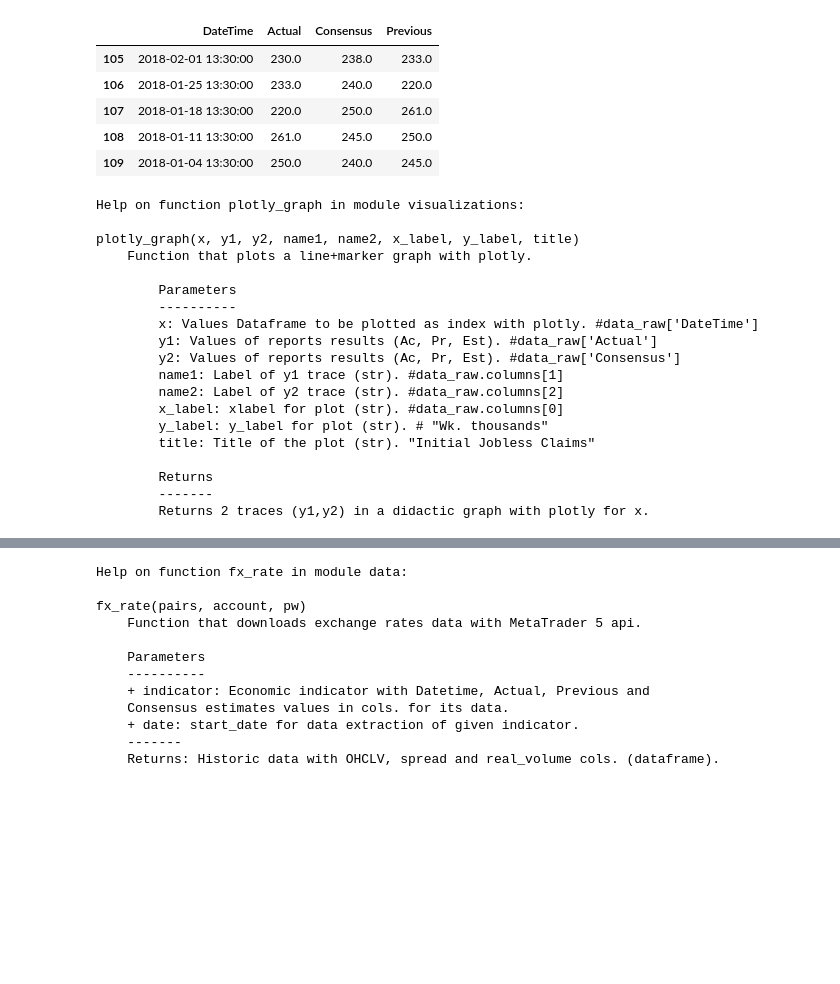
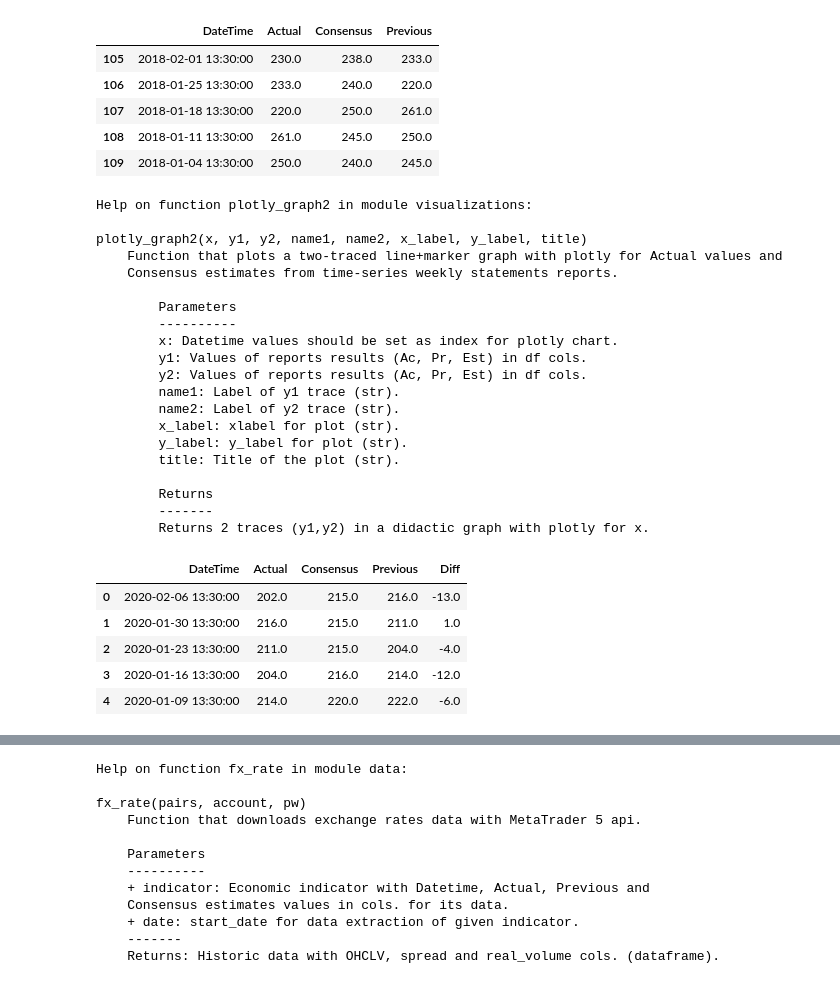
Before and after one commit to EstebanMqz/Initial_Jobless_Claims_Reports_on_EURUSD, a Jupyter notebook: notebook.ipynb, the cells around one changed output, grey strips where cells are left out. Saved outputs shown, nothing was run; the diff lists cells and outputs as text; code cells hidden in the pictures; blank space fills up the shorter version.

Commit message:
Beat/Missed Estimates
requirements.txt, required lib. only in archives, gral. doc and 1-trace plot vs. / study.

```diff
--- a/notebook.ipynb
+++ b/notebook.ipynb
@@ -177,23 +183,24 @@ data_raw.tail()
 | 108 | 2018-01-11 13:30:00 | 261.0 | 245.0 | 250.0 |
 | 109 | 2018-01-04 13:30:00 | 250.0 | 240.0 | 245.0 |
 # %%
-help(vs.plotly_graph)
+help(vs.plotly_graph2)
 # %% [output]
-Help on function plotly_graph in module visualizations:
+Help on function plotly_graph2 in module visualizations:
 
-plotly_graph(x, y1, y2, name1, name2, x_label, y_label, title)
-    Function that plots a line+marker graph with plotly.
+plotly_graph2(x, y1, y2, name1, name2, x_label, y_label, title)
+    Function that plots a two-traced line+marker graph with plotly for Actual values and
+    Consensus estimates from time-series weekly statements reports.
 
         Parameters
         ----------
-        x: Values Dataframe to be plotted as index with plotly. #data_raw['DateTime']
-        y1: Values of reports results (Ac, Pr, Est). #data_raw['Actual']
-        y2: Values of reports results (Ac, Pr, Est). #data_raw['Consensus']
-        name1: Label of y1 trace (str). #data_raw.columns[1]
-        name2: Label of y2 trace (str). #data_raw.columns[2]
-        x_label: xlabel for plot (str). #data_raw.columns[0]
-        y_label: y_label for plot (str). # "Wk. thousands"
-        title: Title of the plot (str). "Initial Jobless Claims"
+        x: Datetime values should be set as index for plotly chart.
+        y1: Values of reports results (Ac, Pr, Est) in df cols.
+        y2: Values of reports results (Ac, Pr, Est) in df cols.
+        name1: Label of y1 trace (str).
+        name2: Label of y2 trace (str).
+        x_label: xlabel for plot (str).
+        y_label: y_label for plot (str).
+        title: Title of the plot (str).
 
         Returns
         -------
@@ -203 +210,11 @@ vs.plotly_graph(data_raw['DateTime'], data_raw['Actual'], data_raw['Consensus'],
 data_raw.columns[2], data_raw.columns[0], "Wk. thousands", "Initial Jobless Claims")
+# %%
+data_raw['Diff']=data_raw['Actual']-data_raw['Consensus']
+data_raw.head()
+# %% [output]
+|  | DateTime | Actual | Consensus | Previous | Diff |
+| 0 | 2020-02-06 13:30:00 | 202.0 | 215.0 | 216.0 | -13.0 |
+| 1 | 2020-01-30 13:30:00 | 216.0 | 215.0 | 211.0 | 1.0 |
+| 2 | 2020-01-23 13:30:00 | 211.0 | 215.0 | 204.0 | -4.0 |
+| 3 | 2020-01-16 13:30:00 | 204.0 | 216.0 | 214.0 | -12.0 |
+| 4 | 2020-01-09 13:30:00 | 214.0 | 220.0 | 222.0 | -6.0 |
```
Also changed, not shown: parts of 9 cells of this notebook, 4 other files.
